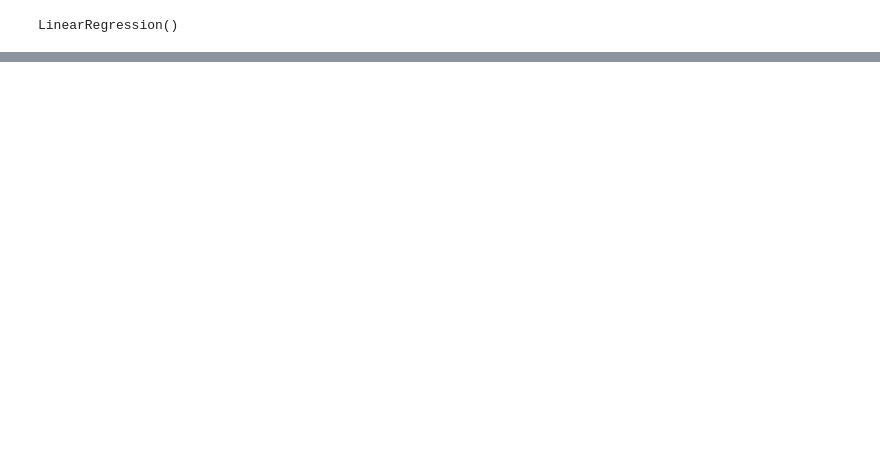
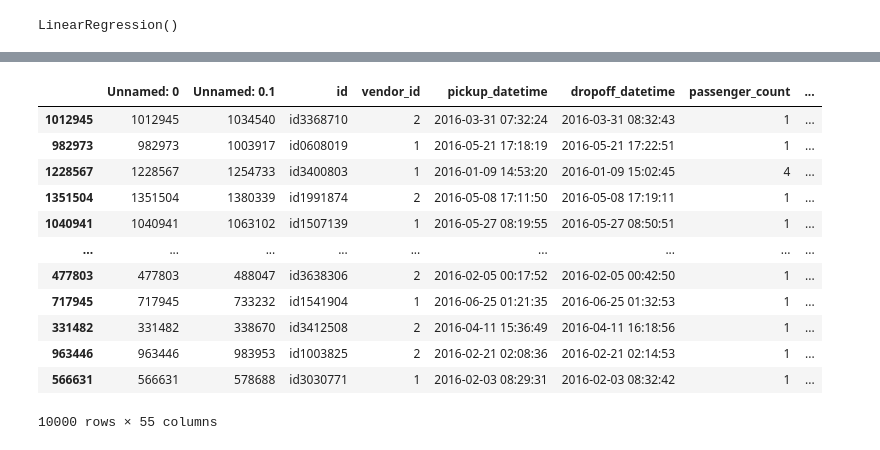
Before and after one commit to MrRachidK/Brief-7-Taxi-NYC, a Jupyter notebook: notebook/machine_learning.ipynb, the cells around one changed output, grey strips where cells are left out. Cells and saved outputs as stored; diff of their text form; code cells hidden in the pictures; blank space fills up the shorter version.

```diff
--- a/notebook/machine_learning.ipynb
+++ b/notebook/machine_learning.ipynb
@@ -69,0 +102,16 @@ plt.show()
+# %%
+df2
+# %% [output]
+|  | Unnamed: 0 | Unnamed: 0.1 | id | vendor_id | pickup_datetime | dropoff_datetime | passenger_count | ... |
+| 1012945 | 1012945 | 1034540 | id3368710 | 2 | 2016-03-31 07:32:24 | 2016-03-31 08:32:43 | 1 | ... |
+| 982973 | 982973 | 1003917 | id0608019 | 1 | 2016-05-21 17:18:19 | 2016-05-21 17:22:51 | 1 | ... |
+| 1228567 | 1228567 | 1254733 | id3400803 | 1 | 2016-01-09 14:53:20 | 2016-01-09 15:02:45 | 4 | ... |
+| 1351504 | 1351504 | 1380339 | id1991874 | 2 | 2016-05-08 17:11:50 | 2016-05-08 17:19:11 | 1 | ... |
+| 1040941 | 1040941 | 1063102 | id1507139 | 1 | 2016-05-27 08:19:55 | 2016-05-27 08:50:51 | 1 | ... |
+| ... | ... | ... | ... | ... | ... | ... | ... | ... |
+| 477803 | 477803 | 488047 | id3638306 | 2 | 2016-02-05 00:17:52 | 2016-02-05 00:42:50 | 1 | ... |
+| 717945 | 717945 | 733232 | id1541904 | 1 | 2016-06-25 01:21:35 | 2016-06-25 01:32:53 | 1 | ... |
+| 331482 | 331482 | 338670 | id3412508 | 2 | 2016-04-11 15:36:49 | 2016-04-11 16:18:56 | 1 | ... |
+| 963446 | 963446 | 983953 | id1003825 | 2 | 2016-02-21 02:08:36 | 2016-02-21 02:14:53 | 1 | ... |
+| 566631 | 566631 | 578688 | id3030771 | 1 | 2016-02-03 08:29:31 | 2016-02-03 08:32:42 | 1 | ... |
+10000 rows × 55 columns
```
Also changed, not shown: parts of 20 cells of this notebook.
